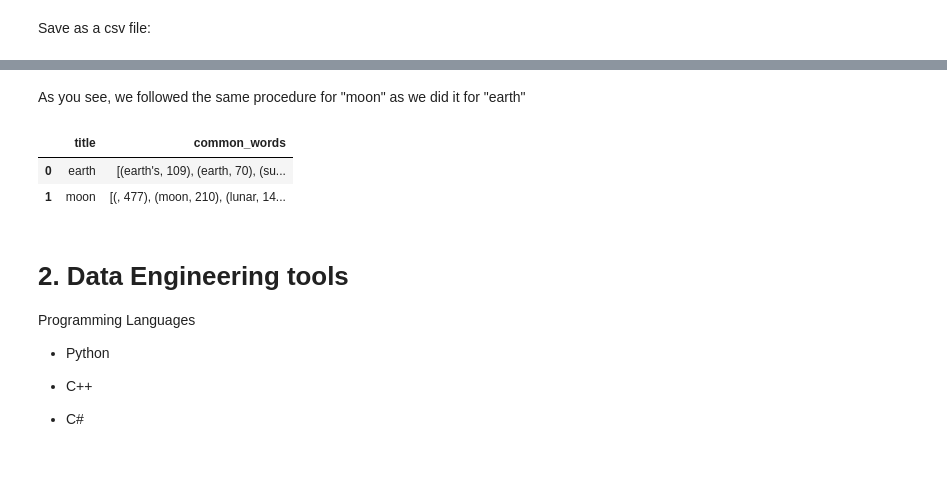
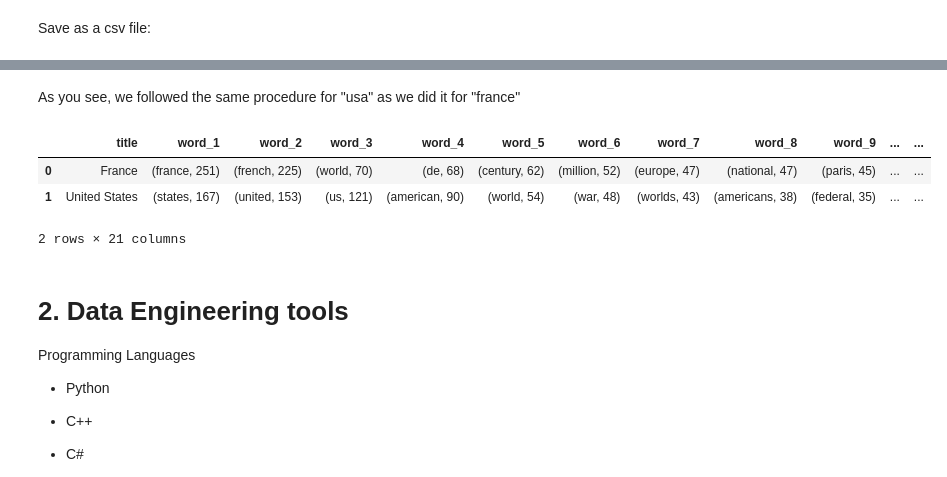
Before and after one commit to yasarigno/intro_to_data_engineering_at_gsu, a Jupyter notebook: Data Engineering introduction.ipynb, the cells around one changed output, grey strips where cells are left out. Drawn from its saved outputs; the diff is of its cells as text; code cells hidden in the pictures.

Commit message:
initial commit

```diff
--- a/Data Engineering introduction.ipynb
+++ b/Data Engineering introduction.ipynb
@@ -107,9 +156,0 @@ earth_word_counts = Counter(earth_word_list)
-# %%
-# transform the text into a list of words
-earth_words_list = earth.split(' ')
-
-# define the list of words you want to remove from the text
-stopwords = ['the', 'of', 'and', 'is','to','in','a','from','by','that', 'with', 'this', 'as', 'an', 'are','its', 'at', 'for']
-
-# use a python list comprehension to remove the stopwords from words_list
-earth_without_stopwords = [word for word in earth_words_list if word not in stopwords]
@@ -172,13 +189,14 @@ It will have two columns:
 # %%
-import pandas as pd
+# Construct the column names
+column_names = [f'word_{i+1}' for i in range(20)]
 
-# initialize list of lists
+# Create an empty list
 data = []
 
 # Create the pandas DataFrame
 df = pd.DataFrame(
-    data, columns=['title', 'common_words'])
+    data, columns=['title'] + column_names)
 
-# print dataframe.
+# Print dataframe.
 df
 # %% [output]
@@ -187,7 +206,7 @@ df
 As seen here, we now have an empty dataframe. Let us add rows to it:
 # %%
 def add_new (title, common):
-    df.loc[df.shape[0]] = [title, common]
+    df.loc[df.shape[0]] = [title] + [common[index] for index in range(20)]
     df.drop_duplicates(subset=['title'],inplace=True) # remove duplicate rows
     df.reset_index(drop=True, inplace=True)
     return df
@@ -207,13 +227,15 @@ Let us add a new row. This time we add "moon" wiki article:
 # %%
-moon = wikipedia_page('Moon').lower()
+# Get the raw text
+usa = wikipedia_page('United States')
 
-# by splitting over the space character ' '
-moon_words_list = moon.split(' ')
+# Remove punctuation
+usa = ''.join(w for w in usa if w not in punctuation)
 
-# and count the words
-moon_word_counts = Counter(moon_words_list)
+# We transform the text into a list of words by splitting over the space character ' '
+usa_word_list = usa.lower().split(' ')
 
 # use a python list comprehension to remove the stopwords from words_list
-moon_without_stopwords = [word for word in moon_words_list if word not in stopwords]
+usa_without_stopwords = [word for word in usa_word_list if word not in stopwords]
 
-common_moon = Counter(moon_without_stopwords).most_common(20)
+common_usa = Counter(usa_without_stopwords).most_common(20)
+common_usa
@@ -220,9 +263,10 @@ common_moon = Counter(moon_without_stopwords).most_common(20)
 # %% [markdown]
-As you see, we followed the same procedure for "moon" as we did it for "earth"
+As you see, we followed the same procedure for "usa" as we did it for "france"
 # %%
-add_new("moon", common_moon)
+add_new("United States", common_usa)
 # %% [output]
-|  | title | common_words |
-| 0 | earth | [(earth's, 109), (earth, 70), (su... |
-| 1 | moon | [(, 477), (moon, 210), (lunar, 14... |
+|  | title | word_1 | word_2 | word_3 | word_4 | word_5 | word_6 | word_7 | word_8 | word_9 | ... | ... |
+| 0 | France | (france, 251) | (french, 225) | (world, 70) | (de, 68) | (century, 62) | (million, 52) | (europe, 47) | (national, 47) | (paris, 45) | ... | ... |
+| 1 | United States | (states, 167) | (united, 153) | (us, 121) | (american, 90) | (world, 54) | (war, 48) | (worlds, 43) | (americans, 38) | (federal, 35) | ... | ... |
+2 rows × 21 columns
 # %%
```
Also changed, not shown: parts of 23 cells of this notebook.
